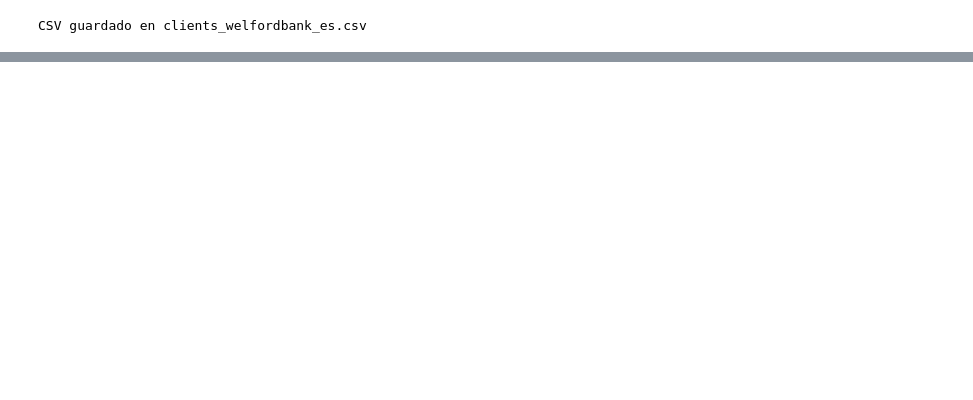
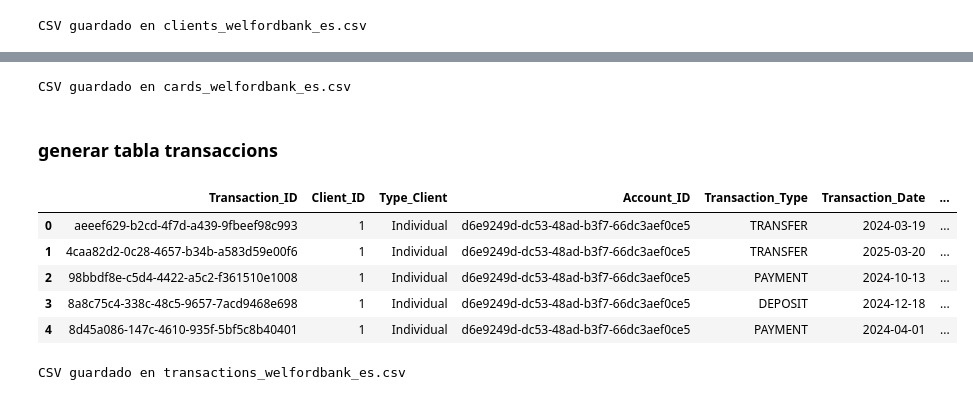
Before and after one commit to FGaliano-23/WELFORD-BANK, a Jupyter notebook: DataEngineer/GenerateData/Tables.ipynb, the cells around one changed output, grey strips where cells are left out. Saved outputs shown, nothing was run; the diff lists cells and outputs as text; code cells hidden in the pictures; blank space fills up the shorter version.

```diff
--- a/DataEngineer/GenerateData/Tables.ipynb
+++ b/DataEngineer/GenerateData/Tables.ipynb
@@ -115,0 +467,10 @@ CSV guardado en clients_welfordbank_es.csv
+# %%
+# save the cards table to CSV (no index column)
+df_cards.to_csv("cards_welfordbank_es.csv", index=False)
+
+# console confirmation
+print("CSV guardado en cards_welfordbank_es.csv")
+# %% [output]
+CSV guardado en cards_welfordbank_es.csv
+# %% [markdown]
+### generar tabla transaccions
@@ -115,0 +521,70 @@ CSV guardado en clients_welfordbank_es.csv
+# %%
+from ipaddress import IPv4Address
+from datetime import datetime, timedelta
+
+tx_rows = []                              # list to collect row-dicts
+
+for _, acc in df_accounts.iterrows():     # loop through each account
+    n_tx = random.randint(10, 100)        # 10–100 transactions per account
+
+    for _ in range(n_tx):
+        # ---- basic transaction attributes ----
+        tx_type  = pick_tx_type()         # DEPOSIT, WITHDRAWAL, TRANSFER, PAYMENT
+        amount   = tx_amount(tx_type)     # € amount based on type
+        is_fraud = flag_fraud(amount)     # simple fraud flag
+
+        # date between account opening and today
+        start_date = pd.to_datetime(acc["Created_At"]).date()
+        tx_date    = fake.date_between_dates(
+            date_start=start_date,
+            date_end=datetime.now().date()
+        )
+
+        duration = random.randint(3, 600) # seconds the operation took
+
+        #  counterpart info (only for transfers)
+        counterparty_acc, ext_bank_name, ext_bank_code = (None, None, None)
+        if tx_type == "TRANSFER":
+            counterparty_acc = fake.iban()
+            ext_bank_name, ext_bank_code = random.choice(EXTERNAL_BANKS)
+
+        #  append one transaction row
+        tx_rows.append({
+            "Transaction_ID":  fake.uuid4(),                 # PK
+            "Client_ID":       acc["Client_ID"],             # FK → CLIENTS
+            "Type_Client":     acc["Type_Client"],
+            "Account_ID":      acc["Account_ID"],            # FK → ACCOUNTS
+            "Transaction_Type": tx_type,
+            "Transaction_Date": tx_date,
+            "Transaction_Duration": duration,                # seconds
+            "Location": fake.city(),
+            "Device": random.choice(DEVICES),                # WEB / MOBILE / ATM / POS
+            "Ip_Address": str(IPv4Address(random.getrandbits(32))),
+            "Amount": amount,
+            "Currency": CURRENCY,
+            "Description": tx_description(tx_type),          # Spanish label
+            "Is_Fraud": is_fraud,
+            "Status": random.choice(STATUSES),               # COMPLETED, PENDING, FAILED
+            "Counterparty_Account": counterparty_acc,
+            "External_Bank_Name": ext_bank_name,
+            "External_Bank_Code": ext_bank_code
+        })
+
+# convert list → DataFrame and preview first rows
+df_transactions = pd.DataFrame(tx_rows)
+df_transactions.head()
+# %% [output]
+|  | Transaction_ID | Client_ID | Type_Client | Account_ID | Transaction_Type | Transaction_Date | ... |
+| 0 | aeeef629-b2cd-4f7d-a439-9fbeef98c993 | 1 | Individual | d6e9249d-dc53-48ad-b3f7-66dc3aef0ce5 | TRANSFER | 2024-03-19 | ... |
+| 1 | 4caa82d2-0c28-4657-b34b-a583d59e00f6 | 1 | Individual | d6e9249d-dc53-48ad-b3f7-66dc3aef0ce5 | TRANSFER | 2025-03-20 | ... |
+| 2 | 98bbdf8e-c5d4-4422-a5c2-f361510e1008 | 1 | Individual | d6e9249d-dc53-48ad-b3f7-66dc3aef0ce5 | PAYMENT | 2024-10-13 | ... |
+| 3 | 8a8c75c4-338c-48c5-9657-7acd9468e698 | 1 | Individual | d6e9249d-dc53-48ad-b3f7-66dc3aef0ce5 | DEPOSIT | 2024-12-18 | ... |
+| 4 | 8d45a086-147c-4610-935f-5bf5c8b40401 | 1 | Individual | d6e9249d-dc53-48ad-b3f7-66dc3aef0ce5 | PAYMENT | 2024-04-01 | ... |
+# %%
+# save the transactions DataFrame as a CSV file (without the index column)
+df_transactions.to_csv("transactions_welfordbank_es.csv", index=False)
+
+# quick console confirmation
+print("CSV guardado en transactions_welfordbank_es.csv")
+# %% [output]
+CSV guardado en transactions_welfordbank_es.csv
```
Also changed, not shown: parts of 17 cells of this notebook, 5 other files.
